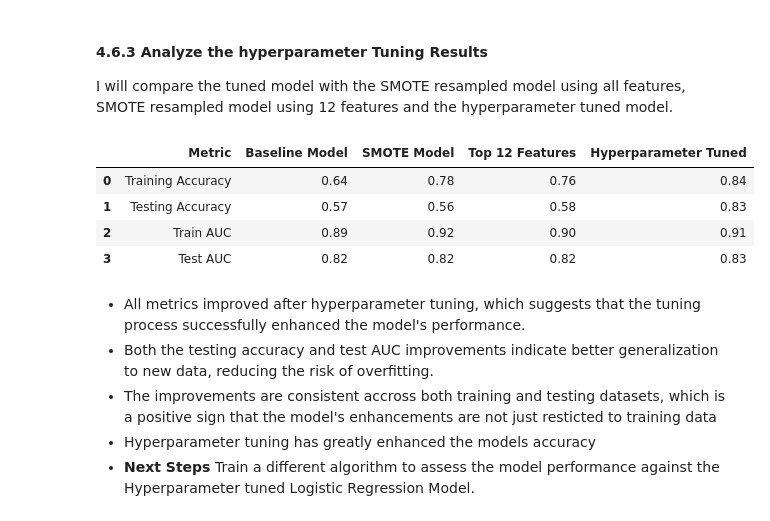
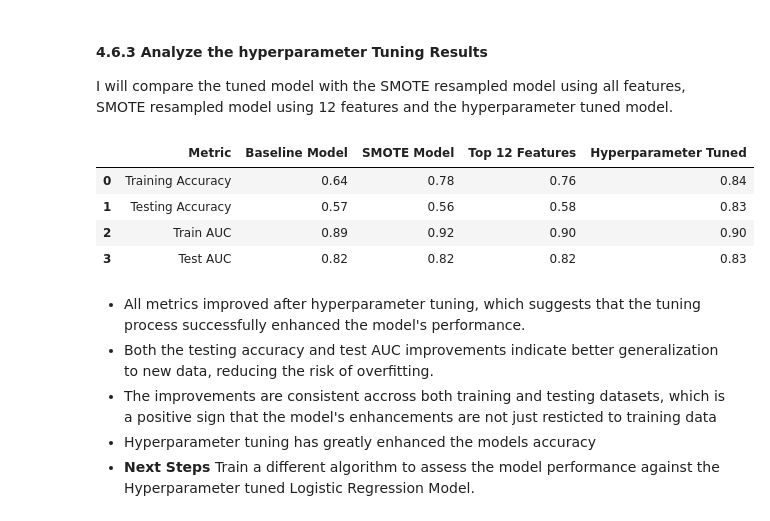
Before and after one commit to WambuiMunene/Phase-3-Project, a Jupyter notebook: index.ipynb, the cells around one changed output. Saved outputs shown, nothing was run; the diff lists cells and outputs as text; code cells hidden in the pictures.

```diff
--- a/index.ipynb
+++ b/index.ipynb
@@ -1219,18 +1234,18 @@ I will compare the tuned model with the SMOTE resampled model using all features
 # %%
 # Data for the models
 data = {'Metric': ['Training Accuracy', 'Testing Accuracy', 'Train AUC', 'Test AUC'],
     'Baseline Model':[0.64, 0.57, 0.89, 0.82],
     'SMOTE Model': [0.78, 0.56, 0.92, 0.82],
     'Top 12 Features': [0.76,0.58,0.90,0.82],
-    'Hyperparameter Tuned':[0.84,0.83,0.91,0.83]
+    'Hyperparameter Tuned':[0.84,0.83,0.90,0.83]
    }
 log_models_analysis_df = pd.DataFrame(data)
 log_models_analysis_df
 # %% [output]
 |  | Metric | Baseline Model | SMOTE Model | Top 12 Features | Hyperparameter Tuned |
 | 0 | Training Accuracy | 0.64 | 0.78 | 0.76 | 0.84 |
 | 1 | Testing Accuracy | 0.57 | 0.56 | 0.58 | 0.83 |
-| 2 | Train AUC | 0.89 | 0.92 | 0.90 | 0.91 |
+| 2 | Train AUC | 0.89 | 0.92 | 0.90 | 0.90 |
 | 3 | Test AUC | 0.82 | 0.82 | 0.82 | 0.83 |
 # %% [markdown]
 + All metrics improved after hyperparameter tuning, which suggests that the tuning process successfully enhanced the model's performance.
```
Also changed, not shown: parts of 34 cells of this notebook.
